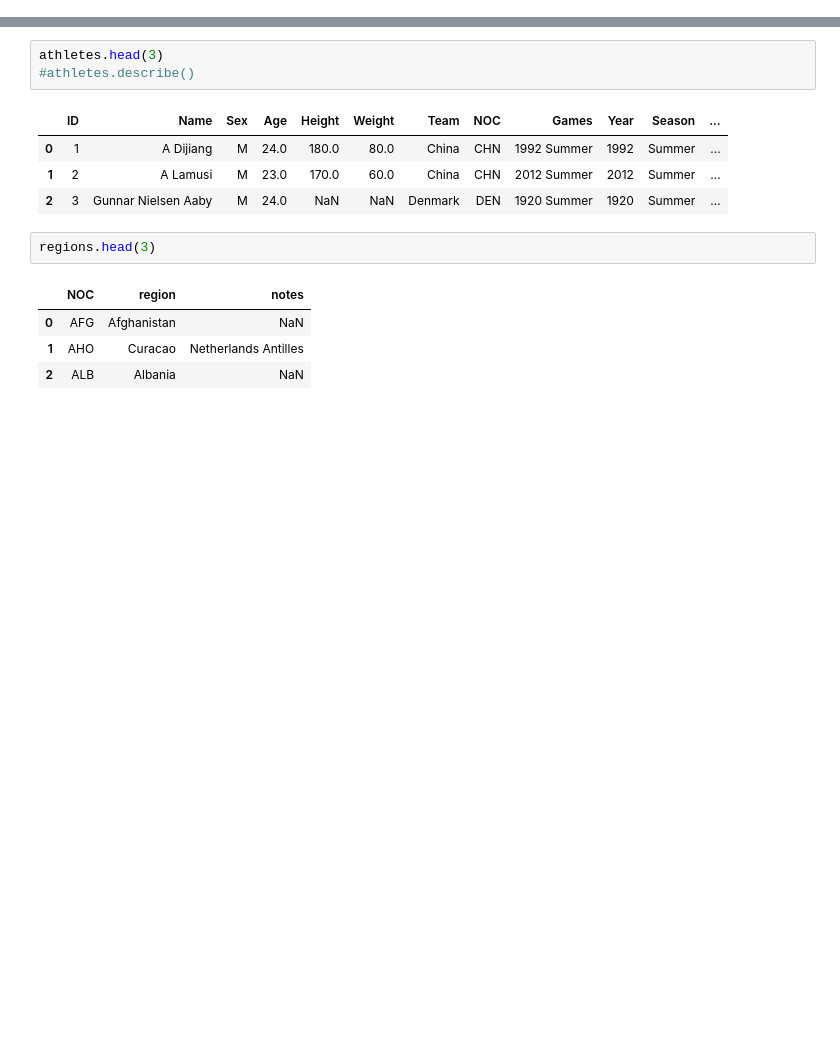
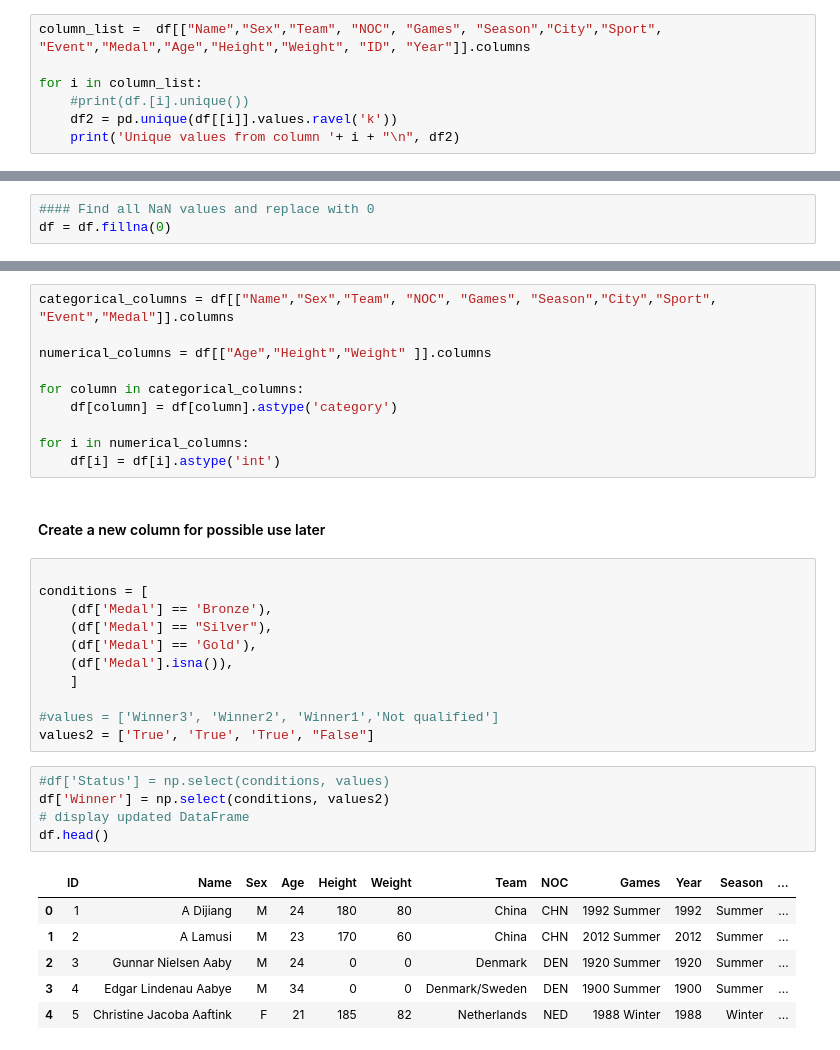
Before and after one commit to Estellerl/Olympics-Sports-Predictor, a Jupyter notebook: Olympics Data.ipynb, the cells around one changed output, grey strips where cells are left out. Drawn from its saved outputs; the diff is of its cells as text; blank space fills up the shorter version.

Commit message:
Data cleaned and prepped

```diff
--- a/Olympics Data.ipynb
+++ b/Olympics Data.ipynb
@@ -6,0 +59,7 @@ regions = pd.read_csv('noc_regions.csv')
+# %%
+column_list =  df[["Name","Sex","Team", "NOC", "Games", "Season","City","Sport", "Event","Medal","Age","Height","Weight", "ID", "Year"]].columns
+
+for i in column_list:
+    #print(df.[i].unique())
+    df2 = pd.unique(df[[i]].values.ravel('k'))
+    print('Unique values from column '+ i + "\n", df2)
@@ -6,0 +90,3 @@ regions = pd.read_csv('noc_regions.csv')
+# %%
+#### Find all NaN values and replace with 0
+df = df.fillna(0)
@@ -7,15 +118,35 @@ regions = pd.read_csv('noc_regions.csv')
 # %%
-athletes.head(3)
-#athletes.describe()
+categorical_columns = df[["Name","Sex","Team", "NOC", "Games", "Season","City","Sport", "Event","Medal"]].columns
+
+numerical_columns = df[["Age","Height","Weight" ]].columns
+
+for column in categorical_columns:
+    df[column] = df[column].astype('category')
+
+for i in numerical_columns:
+    df[i] = df[i].astype('int')
-# %% [output]
-|  | ID | Name | Sex | Age | Height | Weight | Team | NOC | Games | Year | Season | ... |
-| 0 | 1 | A Dijiang | M | 24.0 | 180.0 | 80.0 | China | CHN | 1992 Summer | 1992 | Summer | ... |
-| 1 | 2 | A Lamusi | M | 23.0 | 170.0 | 60.0 | China | CHN | 2012 Summer | 2012 | Summer | ... |
-| 2 | 3 | Gunnar Nielsen Aaby | M | 24.0 | NaN | NaN | Denmark | DEN | 1920 Summer | 1920 | Summer | ... |
-# %%
-regions.head(3)
-# %% [output]
-|  | NOC | region | notes |
-| 0 | AFG | Afghanistan | NaN |
-| 1 | AHO | Curacao | Netherlands Antilles |
-| 2 | ALB | Albania | NaN |
+# %% [markdown]
+#### Create a new column for possible use later
+# %%
+
+conditions = [
+    (df['Medal'] == 'Bronze'),
+    (df['Medal'] == "Silver"),
+    (df['Medal'] == 'Gold'),
+    (df['Medal'].isna()),
+    ]
+
+#values = ['Winner3', 'Winner2', 'Winner1','Not qualified']
+values2 = ['True', 'True', 'True', "False"]
+# %%
+#df['Status'] = np.select(conditions, values)
+df['Winner'] = np.select(conditions, values2)
+# display updated DataFrame
+df.head()
+# %% [output]
+|  | ID | Name | Sex | Age | Height | Weight | Team | NOC | Games | Year | Season | ... |
+| 0 | 1 | A Dijiang | M | 24 | 180 | 80 | China | CHN | 1992 Summer | 1992 | Summer | ... |
+| 1 | 2 | A Lamusi | M | 23 | 170 | 60 | China | CHN | 2012 Summer | 2012 | Summer | ... |
+| 2 | 3 | Gunnar Nielsen Aaby | M | 24 | 0 | 0 | Denmark | DEN | 1920 Summer | 1920 | Summer | ... |
+| 3 | 4 | Edgar Lindenau Aabye | M | 34 | 0 | 0 | Denmark/Sweden | DEN | 1900 Summer | 1900 | Summer | ... |
+| 4 | 5 | Christine Jacoba Aaftink | F | 21 | 185 | 82 | Netherlands | NED | 1988 Winter | 1988 | Winter | ... |
```
Also changed, not shown: parts of 30 cells of this notebook.
